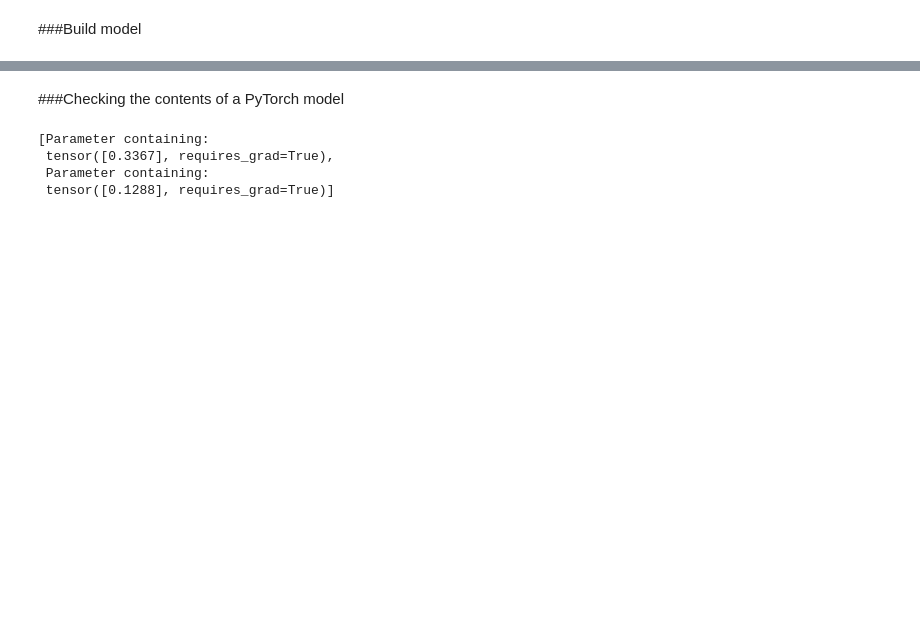
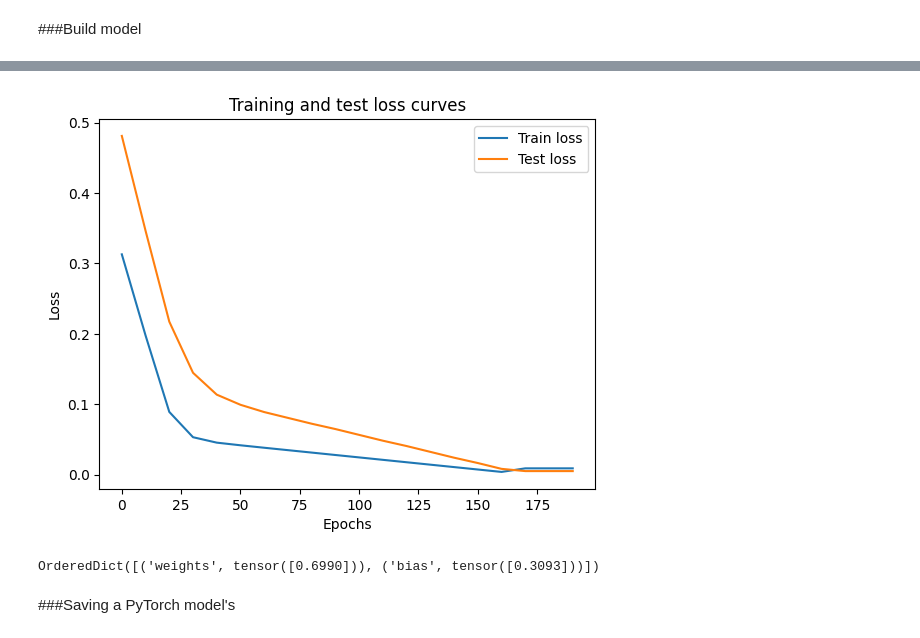
Before and after one commit to Ed-Marcavage/PyTorch, a Jupyter notebook: Pytorch_Unit1.ipynb, the cells around one changed output, grey strips where cells are left out. Cells and saved outputs as stored; diff of their text form; code cells hidden in the pictures; blank space fills up the shorter version.

```diff
--- a/Pytorch_Unit1.ipynb
+++ b/Pytorch_Unit1.ipynb
@@ -107,0 +118,6 @@ class LinearRegressionModel(nn.Module):
+# %%
+# Create the loss function
+loss_fn = nn.L1Loss() # MAE loss is same as L1Loss
+
+# opt talks to loss func, if I adjust param does it decrease loss, if Y/N act accordingly
+optimizer = torch.optim.SGD(params=model_0.parameters(), lr=0.01) #LR is step in adjusting param
@@ -107,0 +192,14 @@ class LinearRegressionModel(nn.Module):
+# %%
+# Plot the loss curves
+plt.plot(epoch_count, train_loss_values, label="Train loss")
+plt.plot(epoch_count, test_loss_values, label="Test loss")
+plt.title("Training and test loss curves")
+plt.ylabel("Loss")
+plt.xlabel("Epochs")
+plt.legend();
+# %% [output]
+[figure, added]
+# %%
+model_0.state_dict()
+# %% [output]
+OrderedDict([('weights', tensor([0.6990])), ('bias', tensor([0.3093]))])
@@ -108,13 +211,2 @@ class LinearRegressionModel(nn.Module):
 # %% [markdown]
-###Checking the contents of a PyTorch model
+###Saving a PyTorch model's
-# %%
-torch.manual_seed(42)
-
-model_0 = LinearRegressionModel()
-
-list(model_0.parameters())
-# %% [output]
-[Parameter containing:
- tensor([0.3367], requires_grad=True),
- Parameter containing:
- tensor([0.1288], requires_grad=True)]
```
Also changed, not shown: parts of 33 cells of this notebook.
